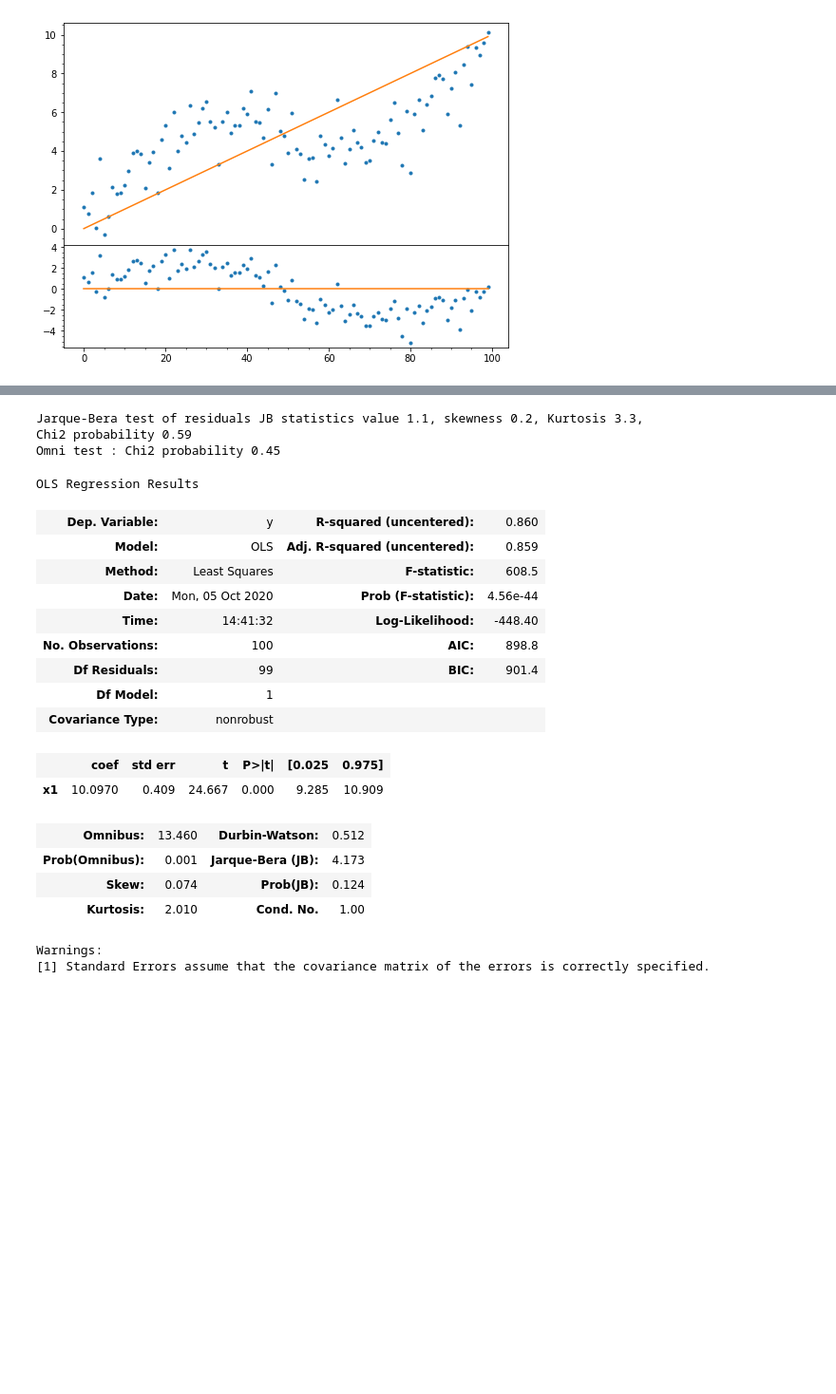
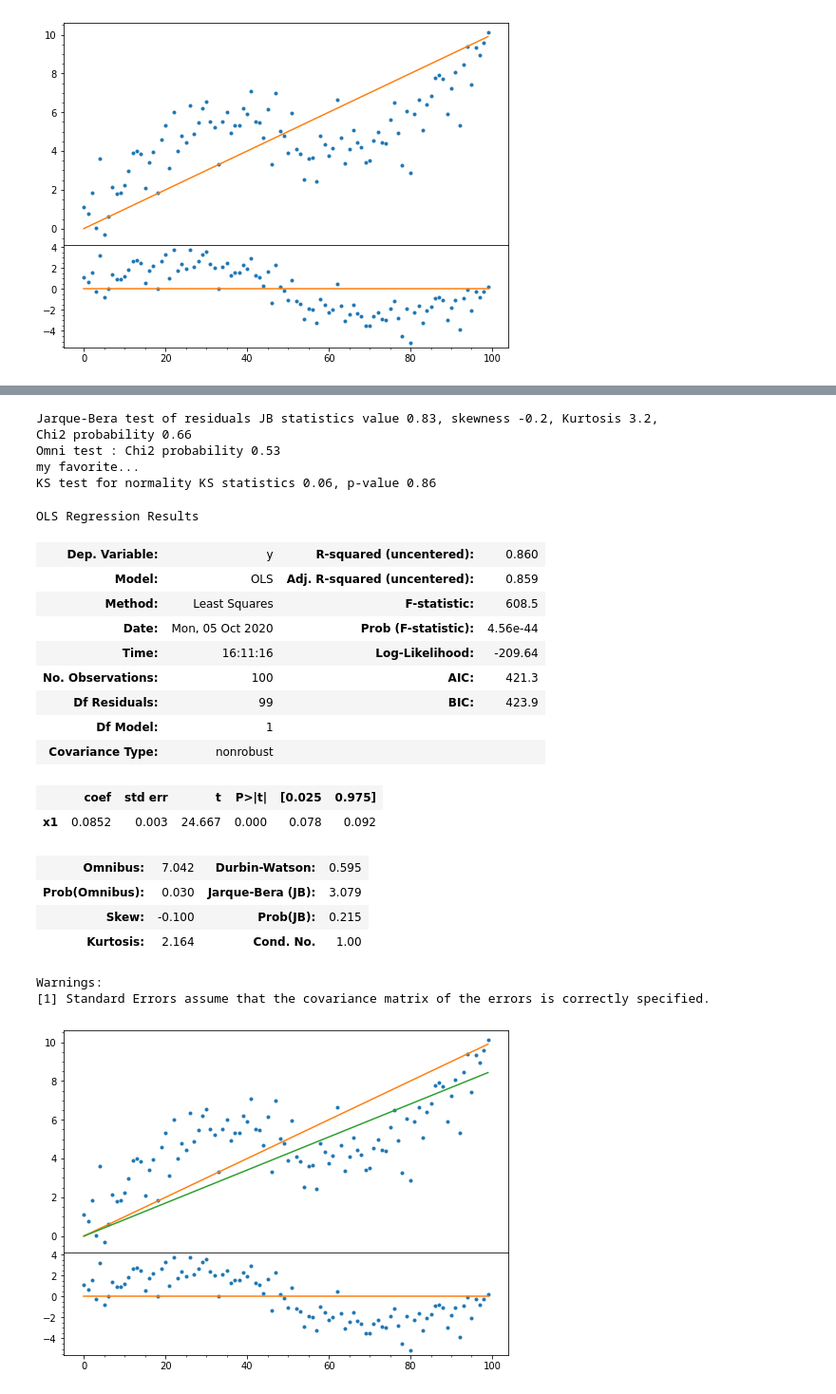
Before and after one commit to fedhere/PUS2020_FBianco, a Jupyter notebook: classdemo/residuals_demo.ipynb, the cells around one changed output, grey strips where cells are left out. Shown: that part at 95% size. Saved outputs shown, nothing was run; the diff lists cells and outputs as text; code cells hidden in the pictures; blank space fills up the shorter version.

```diff
--- a/classdemo/residuals_demo.ipynb
+++ b/classdemo/residuals_demo.ipynb
@@ -40,4 +40,5 @@ def resplot(x, y, fit=False):
   residuals = y - x/10
   axres.plot(x, residuals, '.')
   axres.plot(x, x - x);
+  return ax, axres
 # %%
@@ -83,5 +87,6 @@ Warnings:
 # %%
 from statsmodels import stats as sms
+from scipy import stats
 name = ['Jarque-Bera', 'Skew', 'Kurtosis', 'Chi^2 two-tail prob.', ]
 jbtest = sms.stattools.jarque_bera(ml.resid)
 print("Jarque-Bera test of residuals",
@@ -91,32 +96,40 @@ print("Jarque-Bera test of residuals",
 
 omnitest = sms.stattools.omni_normtest(ml.resid)
 print("Omni test : Chi2 probability {:.2}".format(omnitest[1]))
+print("my favorite...")
+print("KS test for normality KS statistics {:.2}, p-value {:.2}".format(
+    *stats.kstest(ml.resid, 'norm')))
 # %% [output]
-Jarque-Bera test of residuals JB statistics value 1.1, skewness 0.2, Kurtosis 3.3,
-Chi2 probability 0.59
-Omni test : Chi2 probability 0.45
+Jarque-Bera test of residuals JB statistics value 0.83, skewness -0.2, Kurtosis 3.2,
+Chi2 probability 0.66
+Omni test : Chi2 probability 0.53
+my favorite...
+KS test for normality KS statistics 0.06, p-value 0.86
 # %%
-ml2 = sm.OLS(endog=x, exog=y2).fit()
+ax1, ax2 = resplot(x, y2)
+ml2 = sm.OLS(exog=x, endog=y2).fit()
+ax1.plot(x, ml2.predict())
 ml2.summary()
 # %% [output]
 OLS Regression Results
 | Dep. Variable: | y | R-squared (uncentered): | 0.860 |
 | Model: | OLS | Adj. R-squared (uncentered): | 0.859 |
 | Method: | Least Squares | F-statistic: | 608.5 |
 | Date: | Mon, 05 Oct 2020 | Prob (F-statistic): | 4.56e-44 |
-| Time: | 14:41:32 | Log-Likelihood: | -448.40 |
-| No. Observations: | 100 | AIC: | 898.8 |
-| Df Residuals: | 99 | BIC: | 901.4 |
+| Time: | 16:11:16 | Log-Likelihood: | -209.64 |
+| No. Observations: | 100 | AIC: | 421.3 |
+| Df Residuals: | 99 | BIC: | 423.9 |
 | Df Model: | 1 |  |  |
 | Covariance Type: | nonrobust |  |  |
 |  | coef | std err | t | P>|t| | [0.025 | 0.975] |
-| x1 | 10.0970 | 0.409 | 24.667 | 0.000 | 9.285 | 10.909 |
+| x1 | 0.0852 | 0.003 | 24.667 | 0.000 | 0.078 | 0.092 |
-| Omnibus: | 13.460 | Durbin-Watson: | 0.512 |
-| Prob(Omnibus): | 0.001 | Jarque-Bera (JB): | 4.173 |
-| Skew: | 0.074 | Prob(JB): | 0.124 |
-| Kurtosis: | 2.010 | Cond. No. | 1.00 |
+| Omnibus: | 7.042 | Durbin-Watson: | 0.595 |
+| Prob(Omnibus): | 0.030 | Jarque-Bera (JB): | 3.079 |
+| Skew: | -0.100 | Prob(JB): | 0.215 |
+| Kurtosis: | 2.164 | Cond. No. | 1.00 |
 Warnings:
 [1] Standard Errors assume that the covariance matrix of the errors is correctly specified.
+[figure, added]
 # %%
 jbtest2 = sms.stattools.jarque_bera(ml2.resid)
 print("Jarque-Bera test of residuals",
```
Also changed, not shown: parts of 14 cells of this notebook.
